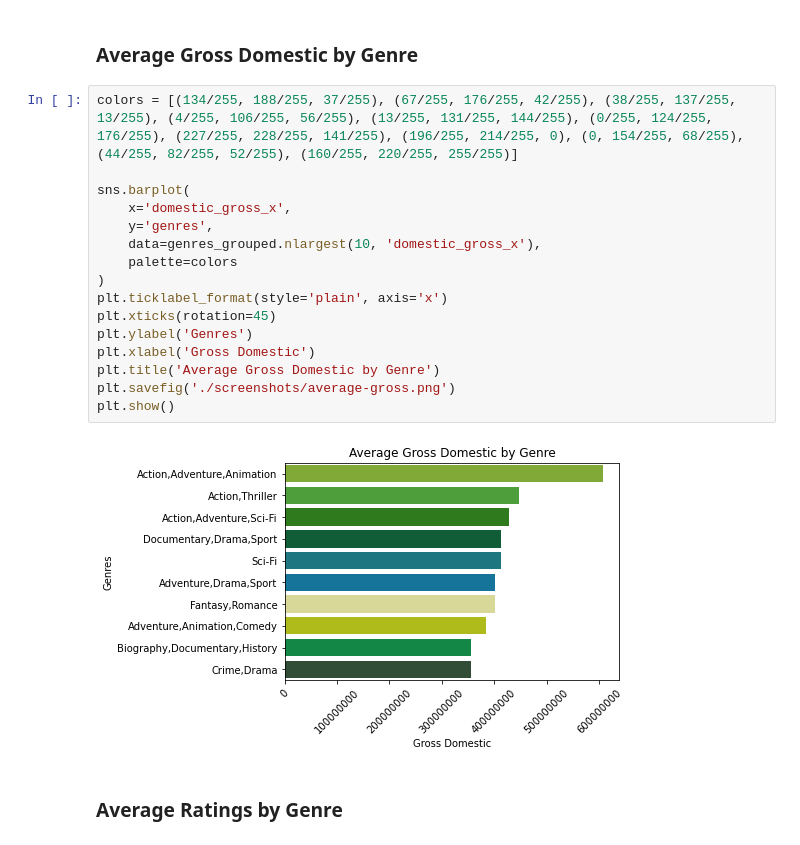
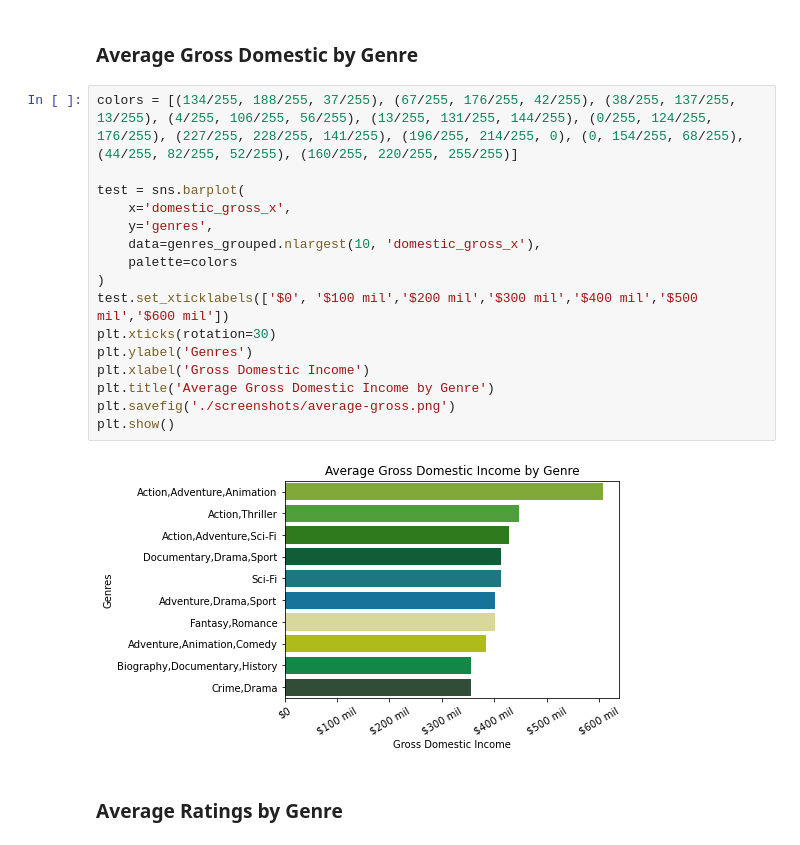
Before and after one commit to myleshansen/deloitte-intensive-capstone, a Jupyter notebook: final-nb.ipynb, the cells around one changed output. Cells and saved outputs as stored; diff of their text form.

Commit message:
Update graphs in final notebook

```diff
--- a/final-nb.ipynb
+++ b/final-nb.ipynb
@@ -807,21 +808,21 @@ genres_grouped
 # %%
 colors = [(134/255, 188/255, 37/255), (67/255, 176/255, 42/255), (38/255, 137/255, 13/255), (4/255, 106/255, 56/255), (13/255, 131/255, 144/255), (0/255, 124/255, 176/255), (227/255, 228/255, 141/255), (196/255, 214/255, 0), (0, 154/255, 68/255), (44/255, 82/255, 52/255), (160/255, 220/255, 255/255)]
 
-sns.barplot(
+test = sns.barplot(
     x='domestic_gross_x',
     y='genres',
     data=genres_grouped.nlargest(10, 'domestic_gross_x'),
     palette=colors
 )
-plt.ticklabel_format(style='plain', axis='x')
-plt.xticks(rotation=45)
+test.set_xticklabels(['$0', '$100 mil','$200 mil','$300 mil','$400 mil','$500 mil','$600 mil'])
+plt.xticks(rotation=30)
 plt.ylabel('Genres')
-plt.xlabel('Gross Domestic')
-plt.title('Average Gross Domestic by Genre')
+plt.xlabel('Gross Domestic Income')
+plt.title('Average Gross Domestic Income by Genre')
 plt.savefig('./screenshots/average-gross.png')
 plt.show()
 # %% [output]
-[figure, old version]
+[figure, new version]
 # %% [markdown]
 <a id='avg-ratings'></a>
 ### Average Ratings by Genre
```
Also changed, not shown: parts of 24 cells of this notebook, 3 other files.
